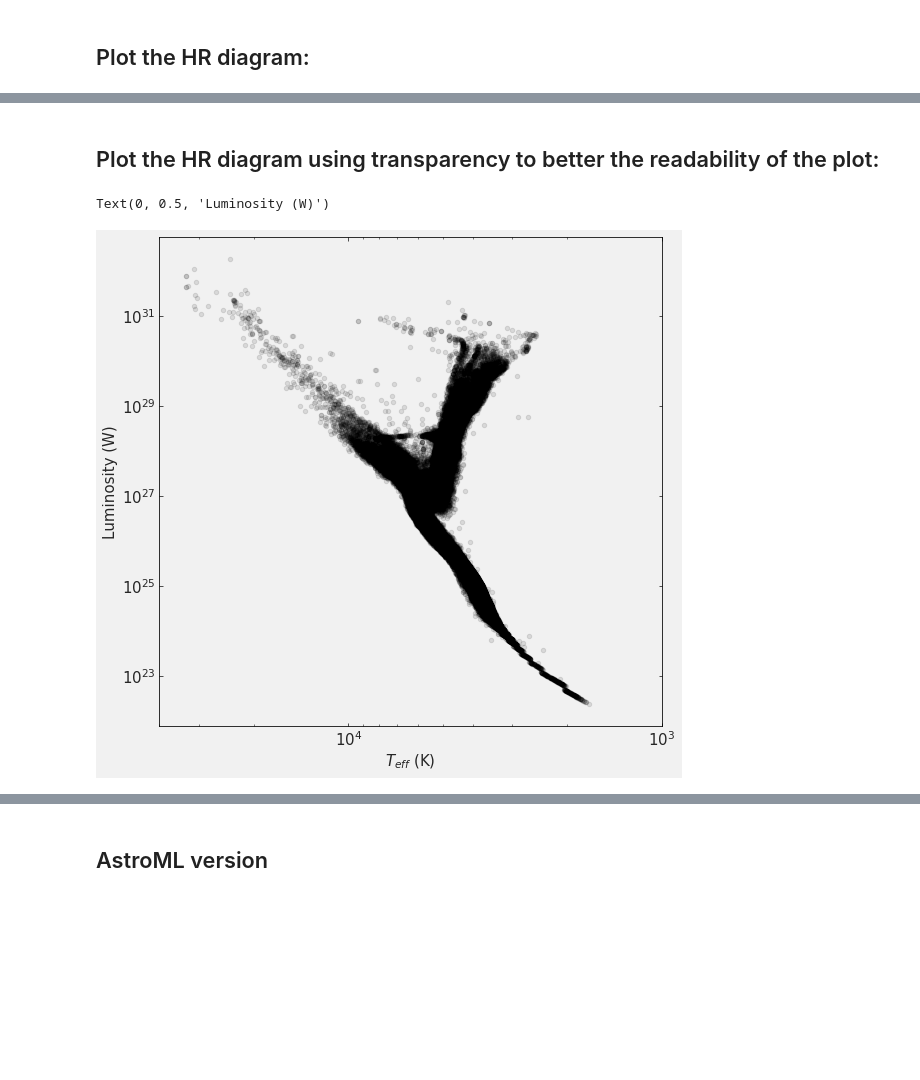
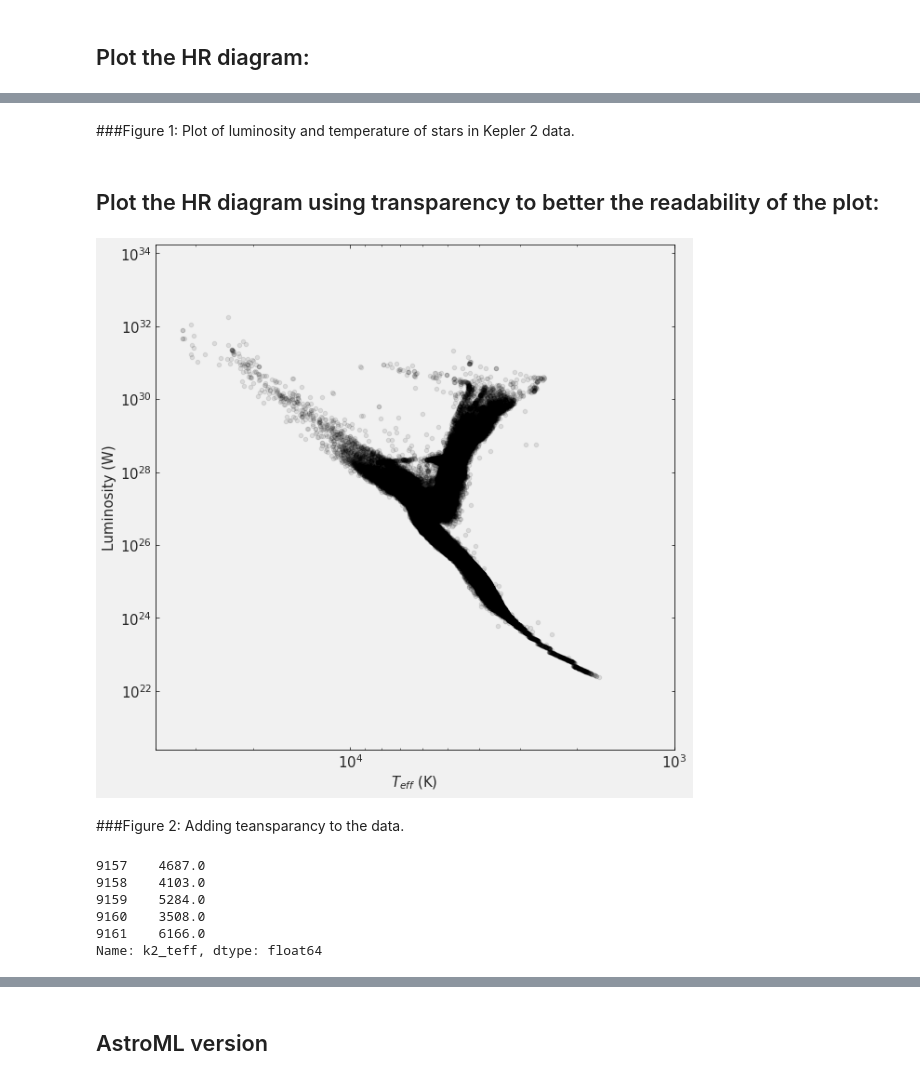
Before and after one commit to narayan-paudel/DSPS_EPAUDEL, a Jupyter notebook: HW8_ePaudel/scattercontours.ipynb, the cells around one changed output, grey strips where cells are left out. Saved outputs shown, nothing was run; the diff lists cells and outputs as text; code cells hidden in the pictures; blank space fills up the shorter version.

```diff
--- a/HW8_ePaudel/scattercontours.ipynb
+++ b/HW8_ePaudel/scattercontours.ipynb
@@ -64,16 +76,28 @@ plt.ylabel('Luminosity (W)');
+# %% [markdown]
+###Figure 1: Plot of luminosity and temperature of stars in Kepler 2 data.
 # %% [markdown]
 ## Plot the HR diagram using transparency to better the readability of the plot:
 # %%
-
-df.plot.scatter(..., alpha=....)
+#adding transparancy with alpha parameter
+df.plot.scatter(x='k2_teff',y='k2_L', loglog=True, color='k', s=20, figsize=(10,10), alpha=0.09)
 plt.xlim(40000, 1000)
 plt.xlabel(r'$T_{eff}$ (K)')
 plt.ylabel('Luminosity (W)');
 # %% [output]
-Text(0, 0.5, 'Luminosity (W)')
-[figure, old version]
+[figure, new version]
+# %% [markdown]
+###Figure 2: Adding teansparancy to the data.
 # %%
 
 #dropna so you can use the astropy module
 teff_na = df['k2_teff'].dropna()
 L_na = df['k2_L'].dropna()
+# %%
+teff_na.head()
+# %% [output]
+9157    4687.0
+9158    4103.0
+9159    5284.0
+9160    3508.0
+9161    6166.0
+Name: k2_teff, dtype: float64
```
Also changed, not shown: parts of 11 cells of this notebook.
